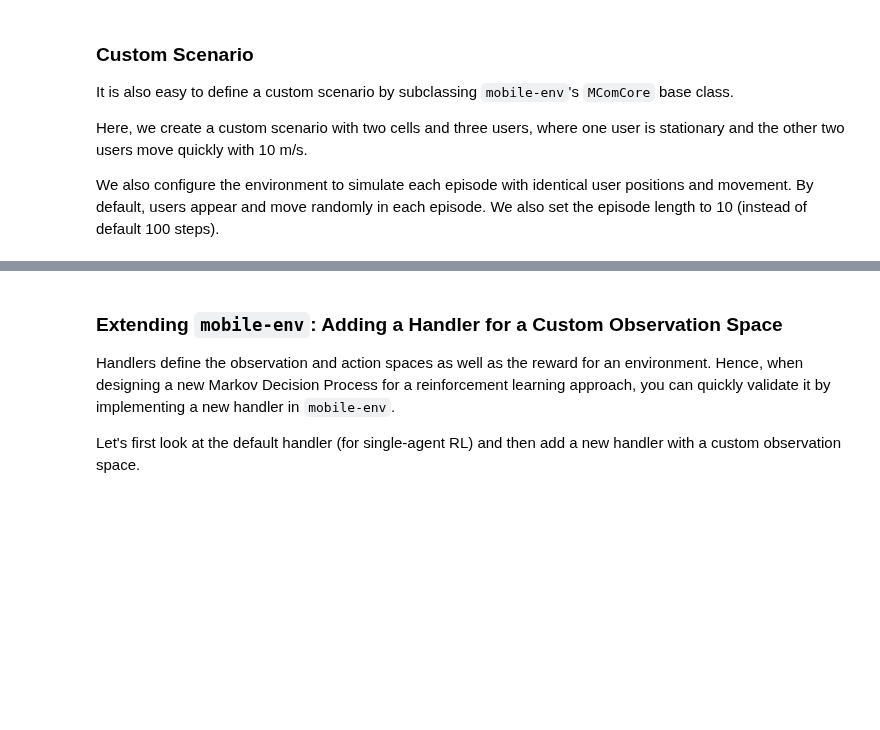
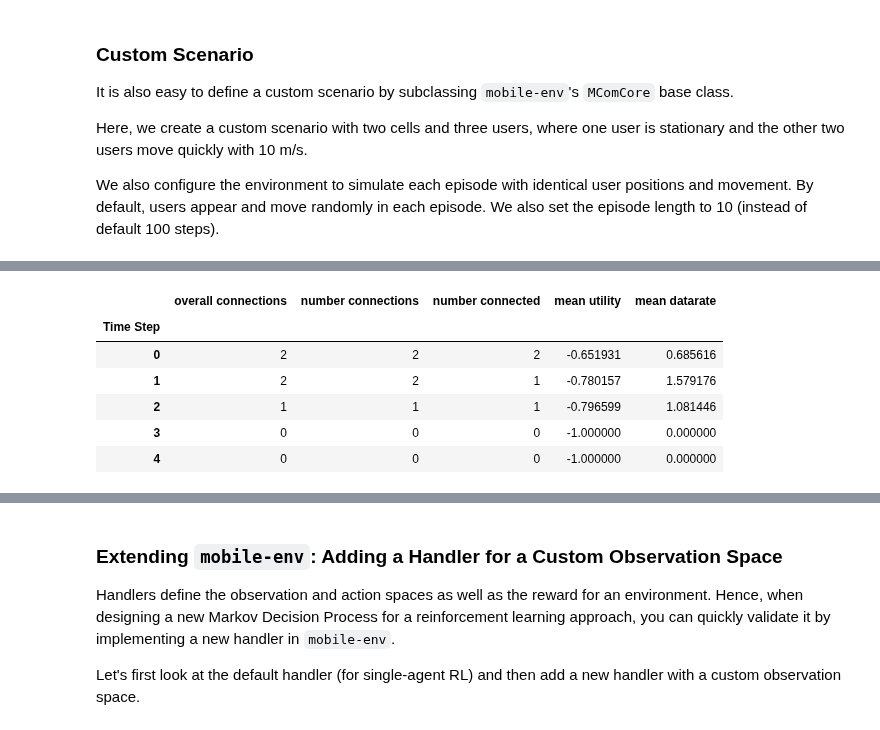
Before and after one commit to stefanbschneider/mobile-env, a Jupyter notebook: examples/demo.ipynb, the cells around one changed output, grey strips where cells are left out. Cells and saved outputs as stored; diff of their text form; code cells hidden in the pictures; blank space fills up the shorter version.

```diff
--- a/examples/demo.ipynb
+++ b/examples/demo.ipynb
@@ -240,0 +247,72 @@ for _ in range(10):
+# %%
+import numpy as np
+
+# overall number of active connections
+def overall_connections(sim):
+    return sum([len(conns) for conns in sim.connections.values()])
+
+
+# monitors utility per user equipment
+def user_utility(sim):
+    return {ue.ue_id: utility for ue, utility in sim.utilities.items()}
+
+
+# monitors each user equipments' distance to their closest base station
+def user_closest_distance(sim):
+    # position vector of basestations
+    bpos = np.array([[bs.x, bs.y] for bs in sim.stations.values()])
+
+    distances = {}
+    for ue_id, ue in sim.users.items():
+        upos = np.array([[ue.x, ue.y]])
+        dist = np.sqrt(np.sum((bpos - upos)**2, axis=1)).min()
+
+        distances[ue_id] = dist
+
+    return distances
+
+
+# number of connections per basestation
+def station_connections(sim):
+    return {bs.bs_id: len(conns) for bs, conns in sim.connections.items()}
+
+
+
+# add custom metrics to config of environment
+config = {"metrics": {
+            "scalar_metrics": {"overall connections": overall_connections},
+            "ue_metrics": {"user utility": user_utility, 'distance station': user_closest_distance},
+            "bs_metrics": {"station connections": station_connections}
+            }
+         }
+
+# pass the configuration to the environment
+env = gym.make("mobile-small-central-v0", config=config)
+env.reset()
+
+for _ in range(40):
+    # here, use random dummy actions by sampling from the action space
+    dummy_action = env.action_space.sample()
+    obs, reward, done, info = env.step(dummy_action)
+
+    # render the environment
+    plt.imshow(env.render(mode='rgb_array'))
+    display.display(plt.gcf())
+    display.clear_output(wait=True)
+
+plt.close()
+
+
+# load all tracked results as pandas data frames
+scalar_results, ue_results, bs_results = env.monitor.load_results()
+
+# show general specific results
+scalar_results.head()
+# %% [output]
+|  | overall connections | number connections | number connected | mean utility | mean datarate |
+| Time Step |  |  |  |  |  |
+| 0 | 2 | 2 | 2 | -0.651931 | 0.685616 |
+| 1 | 2 | 2 | 1 | -0.780157 | 1.579176 |
+| 2 | 1 | 1 | 1 | -0.796599 | 1.081446 |
+| 3 | 0 | 0 | 0 | -1.000000 | 0.000000 |
+| 4 | 0 | 0 | 0 | -1.000000 | 0.000000 |
```
Also changed, not shown: parts of 11 cells of this notebook, 5 other files.
